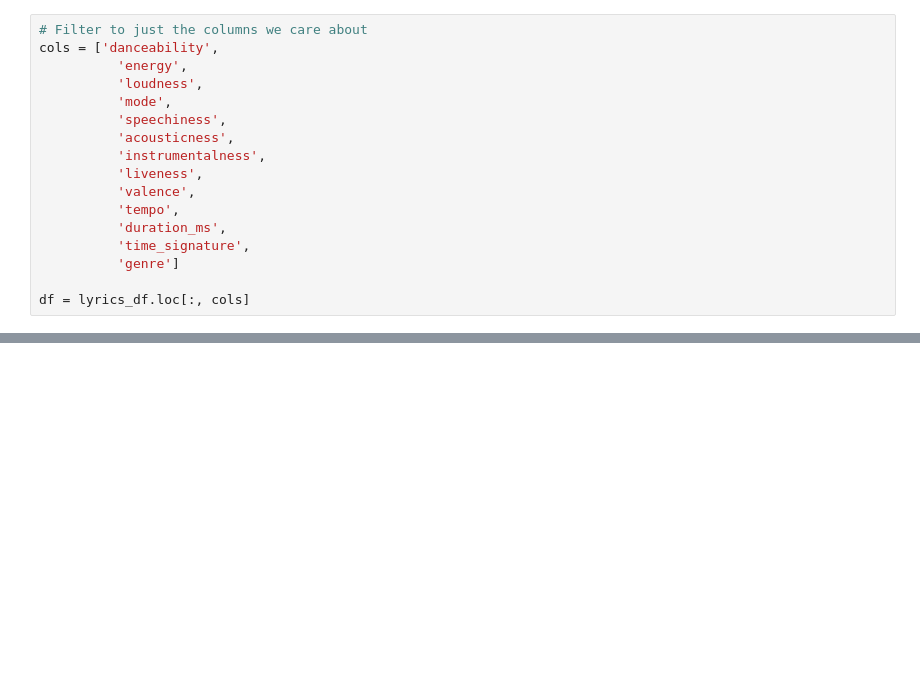
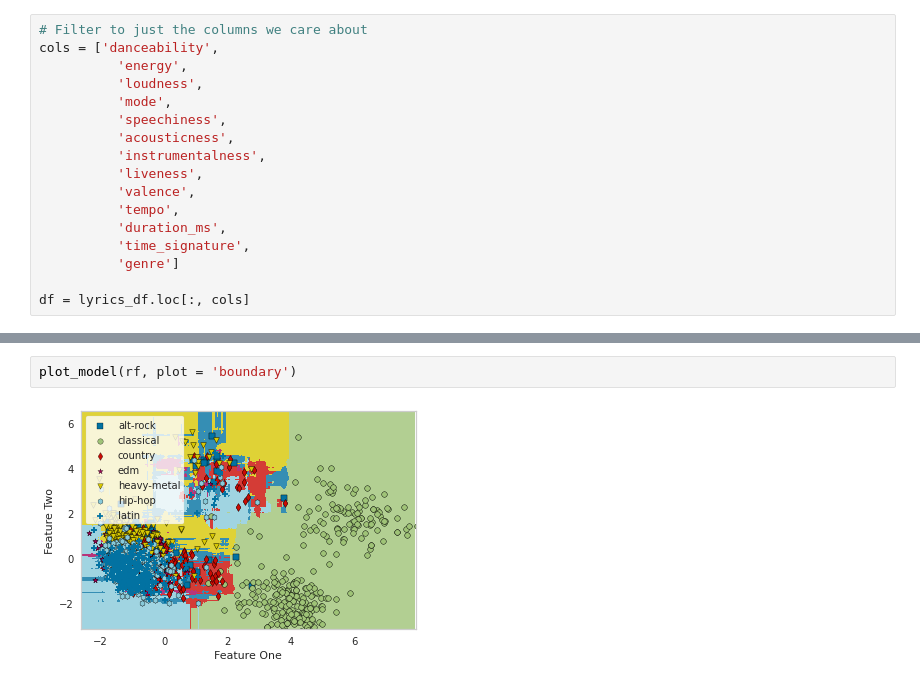
Before and after one commit to Cardoni15/694_spotify, a Jupyter notebook: supervised_learning/pycaret_classifier.ipynb, the cells around one changed output, grey strips where cells are left out. Saved outputs shown, nothing was run; the diff lists cells and outputs as text; blank space fills up the shorter version.

```diff
--- a/supervised_learning/pycaret_classifier.ipynb
+++ b/supervised_learning/pycaret_classifier.ipynb
@@ -222,0 +129,4 @@ AttributeError: 'numpy.float32' object has no attribute 'is_integer'
+# %%
+plot_model(rf, plot = 'boundary')
+# %% [output]
+[figure, added]
```
Also changed, not shown: parts of 39 cells of this notebook, 2 other files.
